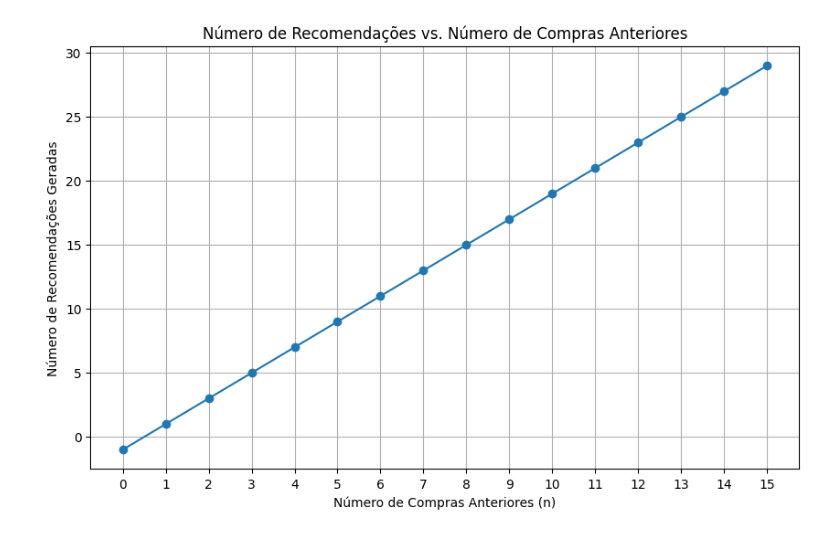
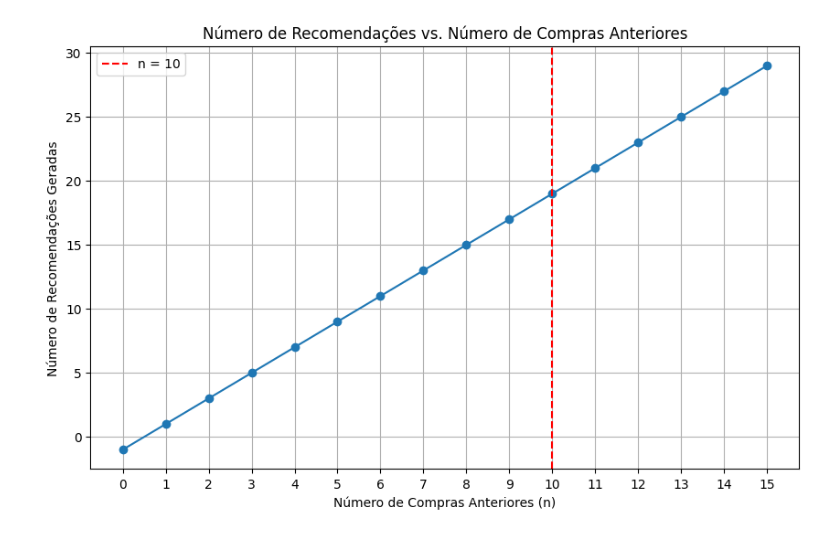
Before and after one commit to tamyreslfs/RecomendaFacil_ComplexidadeAlgoritmos, a Jupyter notebook: Recomenda_Fácil.ipynb, the cells around one changed output. Saved outputs shown, nothing was run; the diff lists cells and outputs as text; code cells hidden in the pictures.

```diff
--- a/Recomenda_Fácil.ipynb
+++ b/Recomenda_Fácil.ipynb
@@ -3,31 +3,33 @@ import matplotlib.pyplot as plt
 import numpy as np
 
 # Define a função fornecida pelo usuário
 def gerar_recomendacoes(historico):
     n = len(historico)
     return 2 * n - 1
 
 # Define um intervalo de valores para n (número de compras)
 # Vamos considerar de 0 a 15 compras para visualização
 n_values = np.arange(0, 16)
 
 # Para usar a função, simulei um histórico de compras de tamanho n
 recomendacoes_values = []
 for n in n_values:
   # Criei uma lista fictícia de tamanho n para simular o histórico
   historico_ficticio = ['item'] * n
   recomendacoes = gerar_recomendacoes(historico_ficticio)
   recomendacoes_values.append(recomendacoes)
 
 
 # Cria o gráfico
 plt.figure(figsize=(10, 6))
 plt.plot(n_values, recomendacoes_values, marker='o', linestyle='-')
 plt.title('Número de Recomendações vs. Número de Compras Anteriores')
 plt.xlabel('Número de Compras Anteriores (n)')
 plt.ylabel('Número de Recomendações Geradas')
 plt.grid(True)
 plt.xticks(n_values)
+plt.axvline(x=10, color='r', linestyle='--', label='n = 10')
+plt.legend()
 plt.show()
 # %% [output]
-[figure, old version]
+[figure, new version]
```
